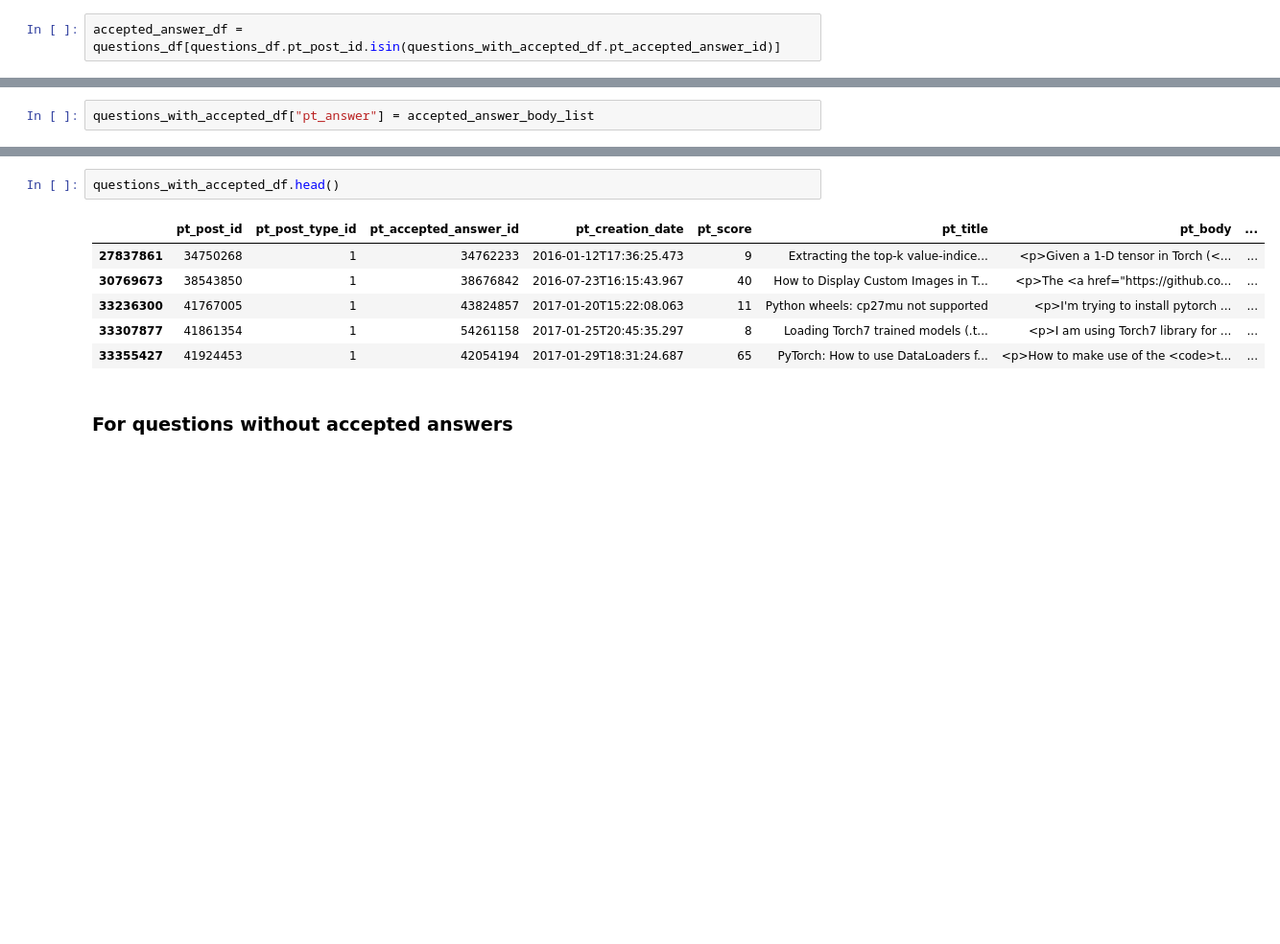
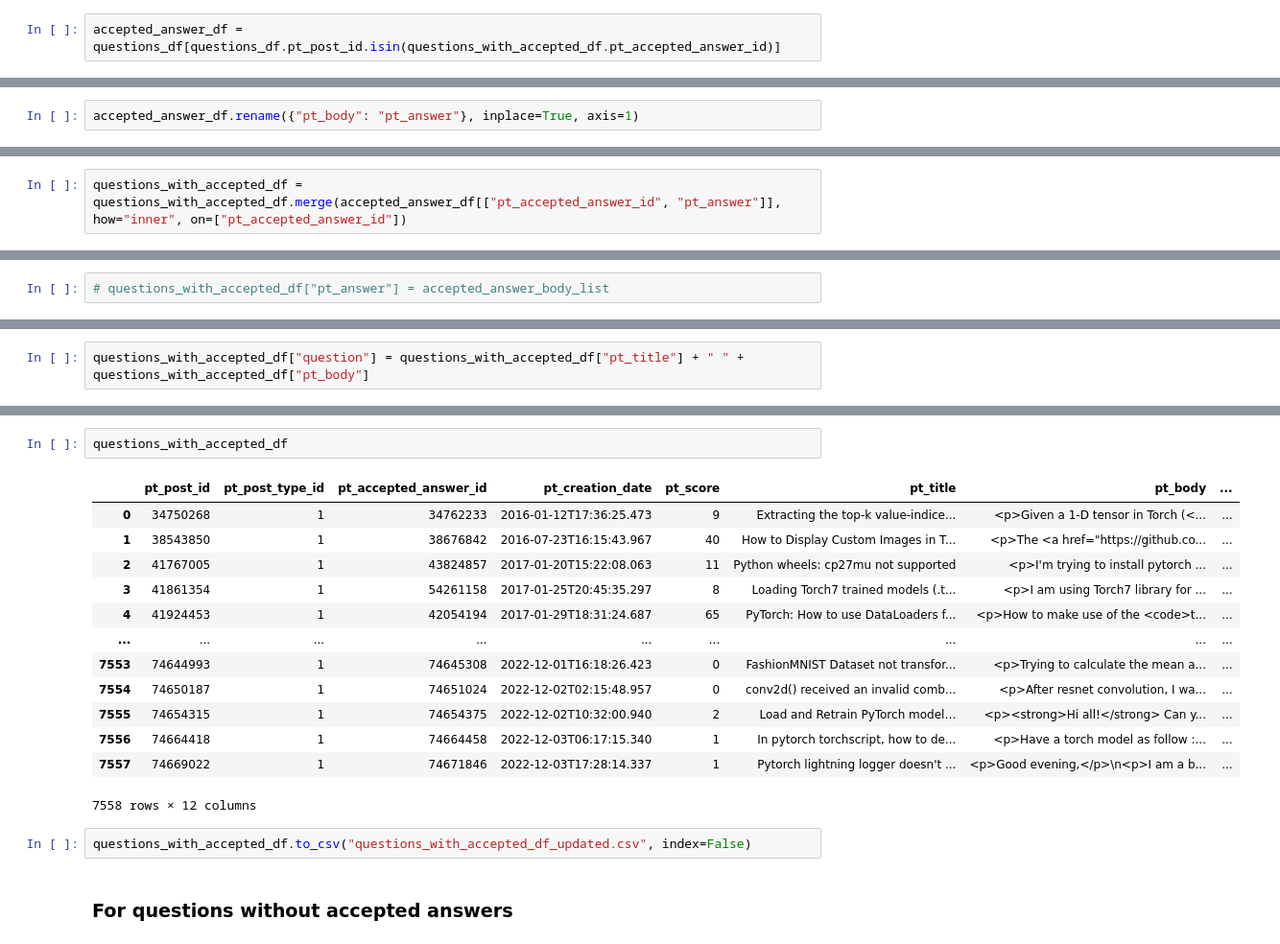
Before and after one commit to chauhang/pt-experiments, a Jupyter notebook: pytorch-qa/SO-Parser.ipynb, the cells around one changed output, grey strips where cells are left out. Shown: that part at 96% size. Saved outputs shown, nothing was run; the diff lists cells and outputs as text; blank space fills up the shorter version.

```diff
--- a/pytorch-qa/SO-Parser.ipynb
+++ b/pytorch-qa/SO-Parser.ipynb
@@ -108,0 +181,2 @@ accepted_answer_df = questions_df[questions_df.pt_post_id.isin(questions_with_ac
+# %%
+accepted_answer_df.rename({"pt_body": "pt_answer"}, inplace=True, axis=1)
@@ -108,0 +195,2 @@ accepted_answer_df = questions_df[questions_df.pt_post_id.isin(questions_with_ac
+# %%
+questions_with_accepted_df = questions_with_accepted_df.merge(accepted_answer_df[["pt_accepted_answer_id", "pt_answer"]], how="inner", on=["pt_accepted_answer_id"])
@@ -113,2 +205,2 @@ accepted_answer_body_list = accepted_answer_df.pt_body.tolist()
 # %%
-questions_with_accepted_df["pt_answer"] = accepted_answer_body_list
+# questions_with_accepted_df["pt_answer"] = accepted_answer_body_list
@@ -120,0 +209,2 @@ See the caveats in the documentation: https://pandas.pydata.org/pandas-docs/stab
+# %%
+questions_with_accepted_df["question"] = questions_with_accepted_df["pt_title"] + " " + questions_with_accepted_df["pt_body"]
@@ -121,12 +220,21 @@ See the caveats in the documentation: https://pandas.pydata.org/pandas-docs/stab
 # %%
-questions_with_accepted_df.head()
+questions_with_accepted_df
 # %% [output]
 |  | pt_post_id | pt_post_type_id | pt_accepted_answer_id | pt_creation_date | pt_score | pt_title | pt_body | ... |
-| 27837861 | 34750268 | 1 | 34762233 | 2016-01-12T17:36:25.473 | 9 | Extracting the top-k value-indice... | <p>Given a 1-D tensor in Torch (<... | ... |
-| 30769673 | 38543850 | 1 | 38676842 | 2016-07-23T16:15:43.967 | 40 | How to Display Custom Images in T... | <p>The <a href="https://github.co... | ... |
-| 33236300 | 41767005 | 1 | 43824857 | 2017-01-20T15:22:08.063 | 11 | Python wheels: cp27mu not supported | <p>I'm trying to install pytorch ... | ... |
-| 33307877 | 41861354 | 1 | 54261158 | 2017-01-25T20:45:35.297 | 8 | Loading Torch7 trained models (.t... | <p>I am using Torch7 library for ... | ... |
-| 33355427 | 41924453 | 1 | 42054194 | 2017-01-29T18:31:24.687 | 65 | PyTorch: How to use DataLoaders f... | <p>How to make use of the <code>t... | ... |
+| 0 | 34750268 | 1 | 34762233 | 2016-01-12T17:36:25.473 | 9 | Extracting the top-k value-indice... | <p>Given a 1-D tensor in Torch (<... | ... |
+| 1 | 38543850 | 1 | 38676842 | 2016-07-23T16:15:43.967 | 40 | How to Display Custom Images in T... | <p>The <a href="https://github.co... | ... |
+| 2 | 41767005 | 1 | 43824857 | 2017-01-20T15:22:08.063 | 11 | Python wheels: cp27mu not supported | <p>I'm trying to install pytorch ... | ... |
+| 3 | 41861354 | 1 | 54261158 | 2017-01-25T20:45:35.297 | 8 | Loading Torch7 trained models (.t... | <p>I am using Torch7 library for ... | ... |
+| 4 | 41924453 | 1 | 42054194 | 2017-01-29T18:31:24.687 | 65 | PyTorch: How to use DataLoaders f... | <p>How to make use of the <code>t... | ... |
+| ... | ... | ... | ... | ... | ... | ... | ... | ... |
+| 7553 | 74644993 | 1 | 74645308 | 2022-12-01T16:18:26.423 | 0 | FashionMNIST Dataset not transfor... | <p>Trying to calculate the mean a... | ... |
+| 7554 | 74650187 | 1 | 74651024 | 2022-12-02T02:15:48.957 | 0 | conv2d() received an invalid comb... | <p>After resnet convolution, I wa... | ... |
+| 7555 | 74654315 | 1 | 74654375 | 2022-12-02T10:32:00.940 | 2 | Load and Retrain PyTorch model… | <p><strong>Hi all!</strong> Can y... | ... |
+| 7556 | 74664418 | 1 | 74664458 | 2022-12-03T06:17:15.340 | 1 | In pytorch torchscript, how to de... | <p>Have a torch model as follow :... | ... |
+| 7557 | 74669022 | 1 | 74671846 | 2022-12-03T17:28:14.337 | 1 | Pytorch lightning logger doesn't ... | <p>Good evening,</p>\n<p>I am a b... | ... |
+7558 rows × 12 columns
+# %%
+questions_with_accepted_df.to_csv("questions_with_accepted_df_updated.csv", index=False)
 # %% [markdown]
 ### For questions without accepted answers
 # %% [markdown]
```
Also changed, not shown: parts of 42 cells of this notebook.
